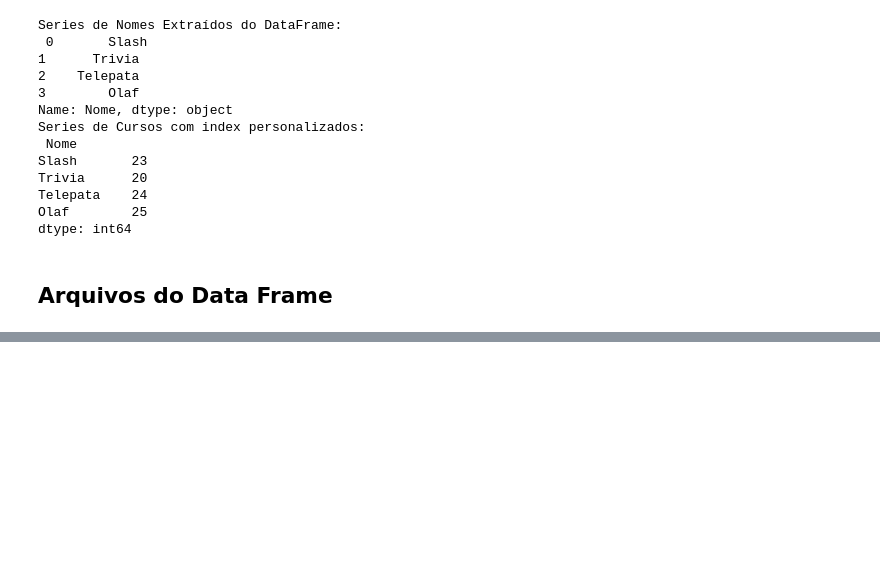
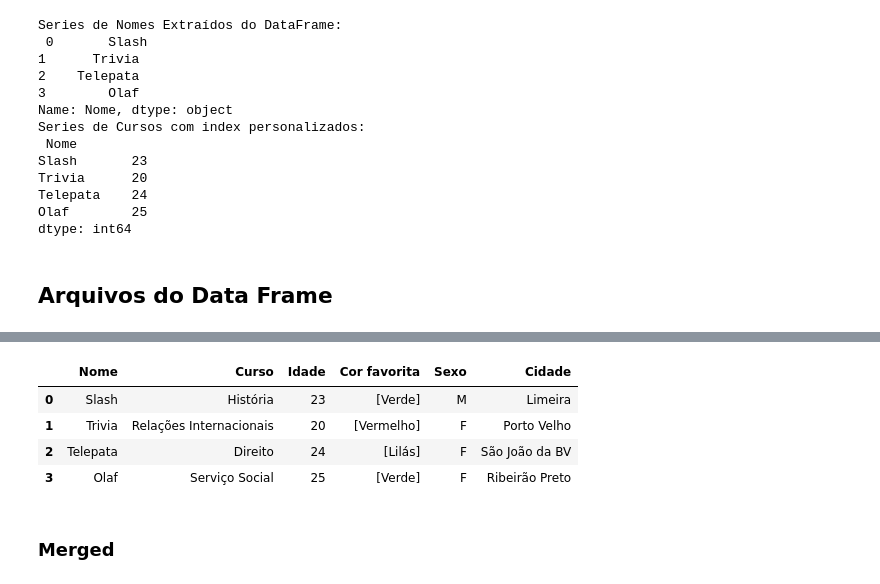
Before and after one commit to CaioPalombo/fundamentos, a Jupyter notebook: panda.ipynb, the cells around one changed output, grey strips where cells are left out. Saved outputs shown, nothing was run; the diff lists cells and outputs as text; code cells hidden in the pictures; blank space fills up the shorter version.

```diff
--- a/panda.ipynb
+++ b/panda.ipynb
@@ -72,0 +107,20 @@ dtype: int64
+# %%
+# Colunas novas
+
+coluna_nova = {
+    'Sexo': ['M', 'F', 'F', 'F']
+}
+df_coluna_nova = pd.DataFrame(coluna_nova)
+
+series_cidades = pd.Series(["Limeira", "Porto Velho", "São João da BV", "Ribeirão Preto"], name="Cidade")
+ #o parâmetro "name" define o rótulo da Series quando ela for para o DataFrame
+
+pd.concat([df, df_coluna_nova, series_cidades], axis=1)
+# %% [output]
+|  | Nome | Curso | Idade | Cor favorita | Sexo | Cidade |
+| 0 | Slash | História | 23 | [Verde] | M | Limeira |
+| 1 | Trivia | Relações Internacionais | 20 | [Vermelho] | F | Porto Velho |
+| 2 | Telepata | Direito | 24 | [Lilás] | F | São João da BV |
+| 3 | Olaf | Serviço Social | 25 | [Verde] | F | Ribeirão Preto |
+# %% [markdown]
+### Merged
```
Also changed, not shown: parts of 14 cells of this notebook.
